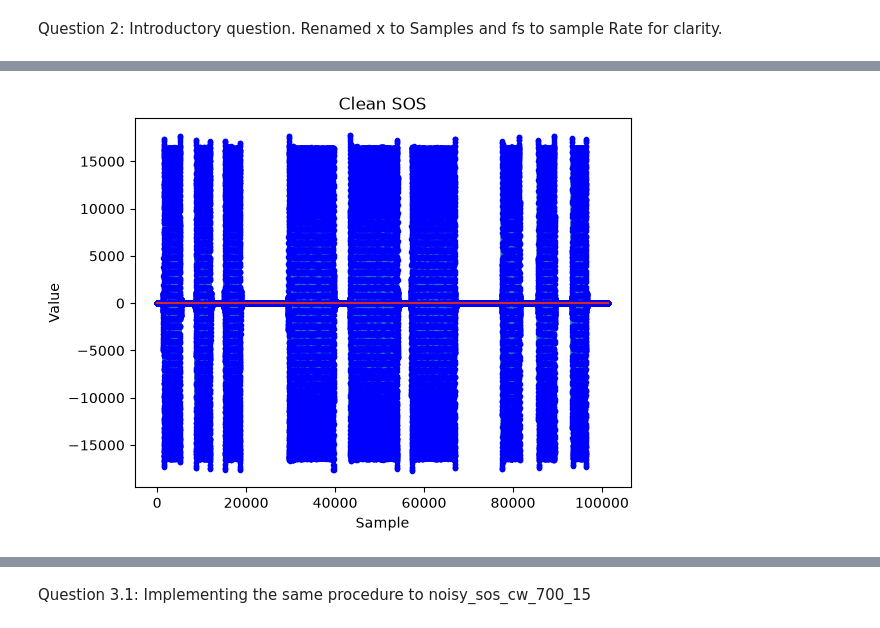
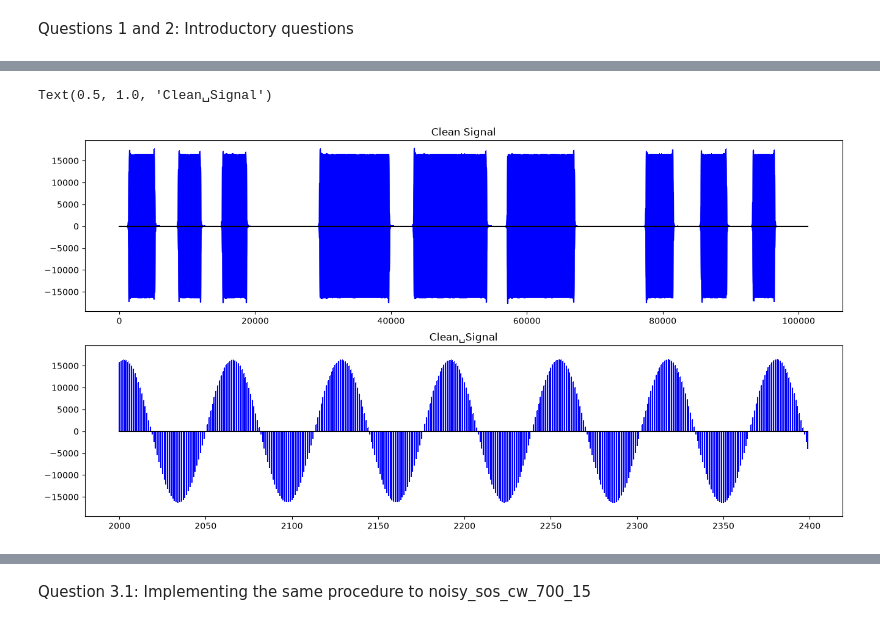
Before and after one commit to jdel0017/CCE2203-Lab1, a Jupyter notebook: main.ipynb, the cells around one changed output, grey strips where cells are left out. Saved outputs shown, nothing was run; the diff lists cells and outputs as text; code cells hidden in the pictures.

Commit message:
cleaned up questions 1-3

```diff
--- a/main.ipynb
+++ b/main.ipynb
@@ -1,38 +1,33 @@
 # %% [markdown]
-Question 2: Introductory question. Renamed x to Samples and fs to sample Rate for clarity.
+Questions 1 and 2: Introductory questions
 # %%
 # Import declarations
 import os
+import matplotlib.pyplot as plt
 from scipy.io import wavfile
 import IPython.display as ipd
 
 # Stores the path from the working directory as imperfectSOSPath
 noisySOSPath = os.path.join('Data', 'imperfect_sos_cw_700_15_wpm.wav')
 
 # Reads the .wav file and returns the sampleRate and list of individual samples
-sampleRate, cleanSamples = wavfile.read(noisySOSPath)
+sampleRate, cleanSignal = wavfile.read(noisySOSPath)
 
 # Displays the audio file as an interactable UI element
-ipd.display(ipd.Audio(data=cleanSamples, rate=sampleRate))
+ipd.display(ipd.Audio(data=cleanSignal, rate=sampleRate))
+
+# Plots the signal alongside its shorter range counterpart
+fig, ax = plt.subplots(2, 1, sharey=True, figsize=(16, 8))
+
+ax[0].stem(cleanSignal, markerfmt='b,', linefmt='b-', basefmt='k-')
+ax[0].set_title("Clean Signal")
+
+# Indexes integers from 2000 to 2399
+sampleRange = range(2000, 2400)
+
+ax[1].stem(sampleRange, cleanSignal[sampleRange], markerfmt='b,', linefmt='b-', basefmt='k-')
+ax[1].set_title("Clean␣Signal")
 # %% [output]
 [interactive output not drawn]
+Text(0.5, 1.0, 'Clean␣Signal')
+[figure, added]
-# %%
-# Import declarations
-import matplotlib.pyplot as plt
-
-# Initialize plot
-plt.figure()
-
-# Plots markers in a stem plot, b means blue, . means dot marker
-plt.stem(cleanSamples, markerfmt='b.')
-
-# Axis Titles
-plt.xlabel('Sample')
-plt.ylabel('Value')
-
-# Plot Title
-plt.title('Clean SOS')
-
-plt.show()
-# %% [output]
-[figure, removed]
```
Also changed, not shown: parts of 9 cells of this notebook.
